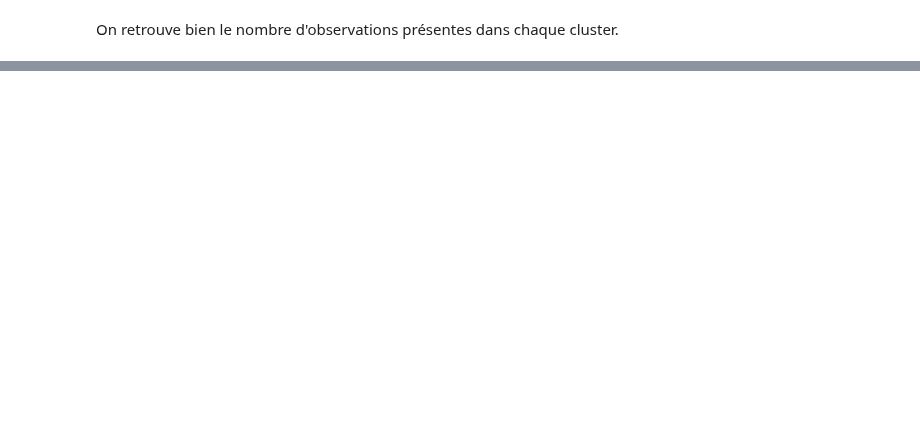
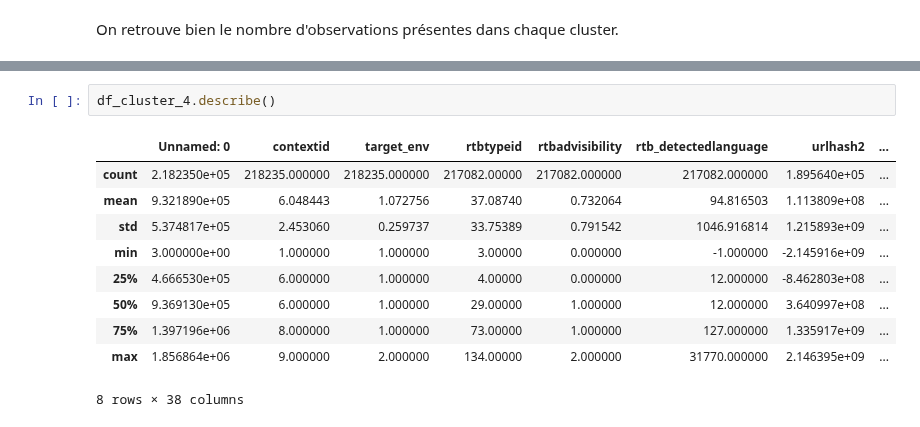
Before and after one commit to baptiste-pasquier/statapp, a Jupyter notebook: clustering.ipynb, the cells around one changed output, grey strips where cells are left out. Drawn from its saved outputs; the diff is of its cells as text; blank space fills up the shorter version.

```diff
--- a/clustering.ipynb
+++ b/clustering.ipynb
@@ -245 +276,14 @@ df_cluster_3.describe()
 8 rows × 38 columns
+# %%
+df_cluster_4.describe()
+# %% [output]
+|  | Unnamed: 0 | contextid | target_env | rtbtypeid | rtbadvisibility | rtb_detectedlanguage | urlhash2 | ... |
+| count | 2.182350e+05 | 218235.000000 | 218235.000000 | 217082.00000 | 217082.000000 | 217082.000000 | 1.895640e+05 | ... |
+| mean | 9.321890e+05 | 6.048443 | 1.072756 | 37.08740 | 0.732064 | 94.816503 | 1.113809e+08 | ... |
+| std | 5.374817e+05 | 2.453060 | 0.259737 | 33.75389 | 0.791542 | 1046.916814 | 1.215893e+09 | ... |
+| min | 3.000000e+00 | 1.000000 | 1.000000 | 3.00000 | 0.000000 | -1.000000 | -2.145916e+09 | ... |
+| 25% | 4.666530e+05 | 6.000000 | 1.000000 | 4.00000 | 0.000000 | 12.000000 | -8.462803e+08 | ... |
+| 50% | 9.369130e+05 | 6.000000 | 1.000000 | 29.00000 | 1.000000 | 12.000000 | 3.640997e+08 | ... |
+| 75% | 1.397196e+06 | 8.000000 | 1.000000 | 73.00000 | 1.000000 | 127.000000 | 1.335917e+09 | ... |
+| max | 1.856864e+06 | 9.000000 | 2.000000 | 134.00000 | 2.000000 | 31770.000000 | 2.146395e+09 | ... |
+8 rows × 38 columns
```
Also changed, not shown: parts of 15 cells of this notebook.
